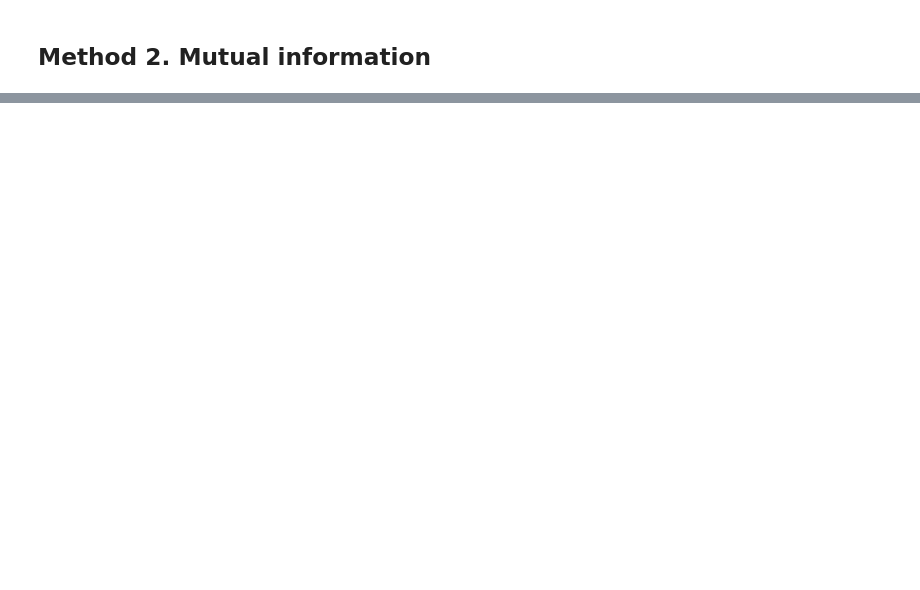
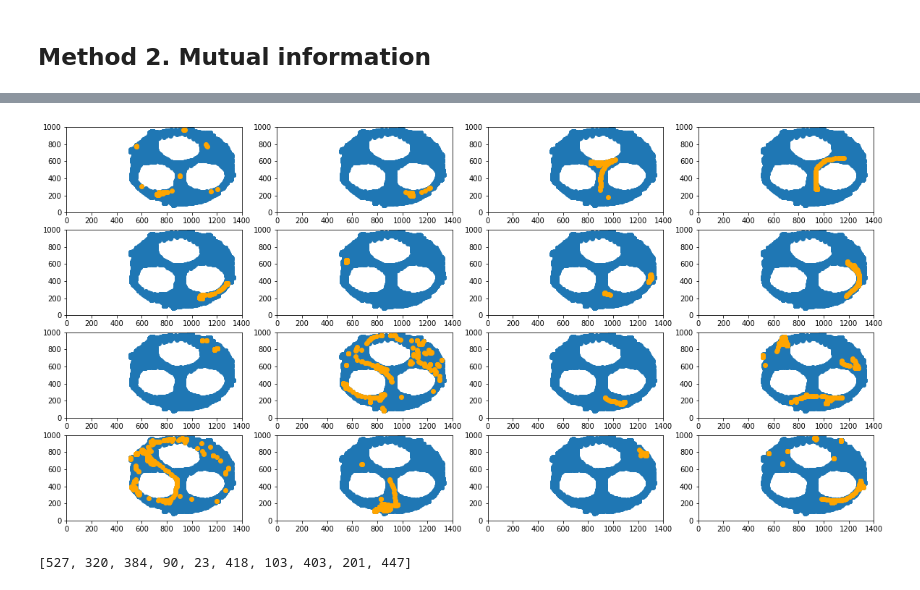
Before and after one commit to 0x50f13/cover, a Jupyter notebook: notebooks/best_neurons.ipynb, the cells around one changed output, grey strips where cells are left out. Saved outputs shown, nothing was run; the diff lists cells and outputs as text; code cells hidden in the pictures; blank space fills up the shorter version.

```diff
--- a/notebooks/best_neurons.ipynb
+++ b/notebooks/best_neurons.ipynb
@@ -75,0 +141,33 @@ NameError: name 'x' is not defined
+# %%
+ALL_NEURONS=[i for i in range(7,len(data.columns)-7,1)] # Exports have neurons named by columns
+MIN_SIZE=1
+MAX_SIZE=1000
+# %%
+def component_size(n_neuron: int):
+    with open("output/%d.txt"%(n_neuron+7),"r") as f:
+        n=f.readlines().count('COMPONENT:\n')
+    return n
+
+def activation_size(n_neuron:  int):
+    return len(data[str(n_neuron)+".0"][data[str(n_neuron)+".0"]>MU])
+# %%
+neurons=[]
+for x in tqdm(data.columns[7:]):
+    x=int(x.split(".")[0])
+    asz=activation_size(x)
+    n_components=component_size(x)
+    if n_components>1 or asz<MIN_SIZE or asz>MAX_SIZE:
+        data=data.drop(str(x)+".0",axis='columns')
+    else:
+        neurons.append(x)
+# %%
+activity=data[data.columns[7:]]
+scores=mi_score(activity,labels)
+f_scored_mi=[int(data.columns[7+k].split(".")[0]) for k, v in sorted(scores.items(), key=lambda item: item[1])]
+multiplot(f_scored_mi[:16])
+# %% [output]
+[figure, added]
+# %%
+f_scored_mi[:10]
+# %% [output]
+[527, 320, 384, 90, 23, 418, 103, 403, 201, 447]
```
Also changed, not shown: parts of 14 cells of this notebook, 1 other file.
